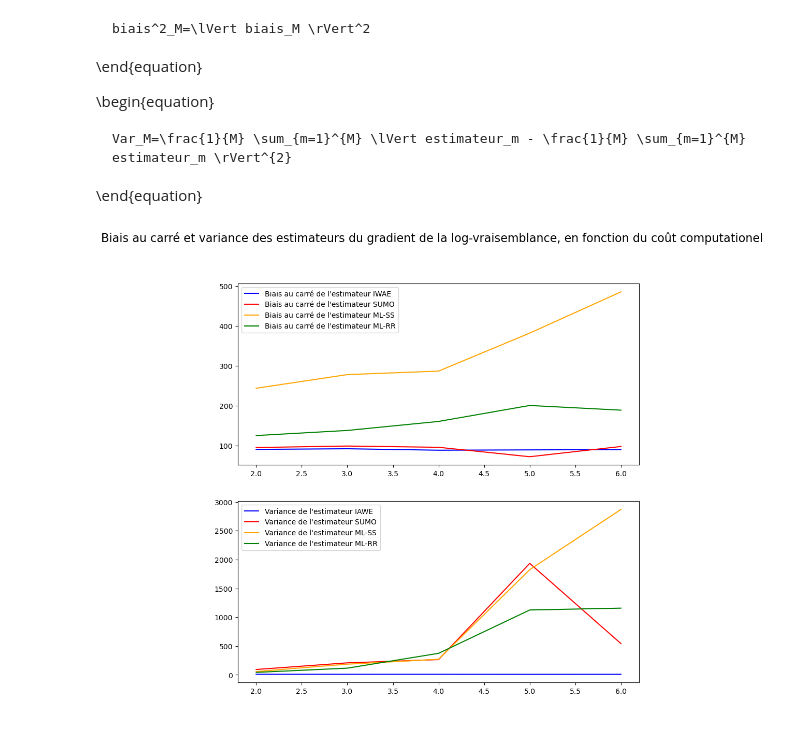
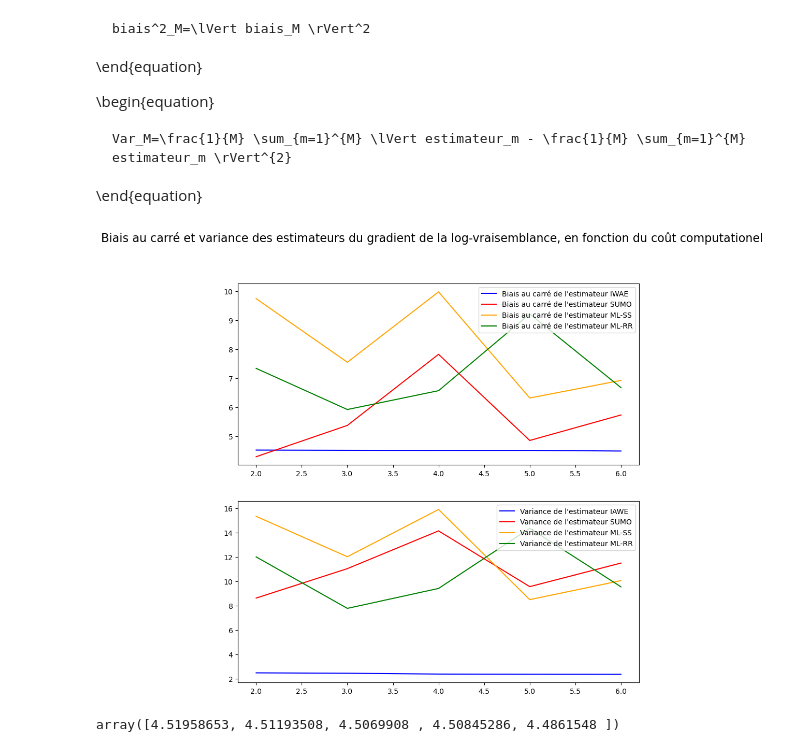
Before and after one commit to yanisrem/Simulation_and_Monte_Carlo_methods_project, a Jupyter notebook: main.ipynb, the cells around one changed output. Drawn from its saved outputs; the diff is of its cells as text; code cells hidden in the pictures.

```diff
--- a/main.ipynb
+++ b/main.ipynb
@@ -136,8 +160,8 @@ def procedure_MC_logvraisemblance(M, x, theta, A, b, K_max=384):
 # %%
 np.random.seed(123)
 
-biais_IWAE_M, biais_SUMO_M, biais_SS_M, biais_RR_M, var_IWAE_M, var_SUMO_M, var_SS_M, var_RR_M = procedure_MC_logvraisemblance(M=1000,
-                                                                                                                               K_max=6,
+biais_IWAE_M, biais_SUMO_M, biais_SS_M, biais_RR_M, var_IWAE_M, var_SUMO_M, var_SS_M, var_RR_M = procedure_MC_logvraisemblance(M=200,
+                                                                                                                               L=6,
                                                                                                                                x=x,
                                                                                                                                theta=theta,
                                                                                                                                A=A,
@@ -232,7 +259,7 @@ Le gradient de la log-vraisemblance ainsi que les différents estimateurs associ
 
 \end{equation}
 # %%
-def procedure_MC_gradientlogvraisemblance(M, x, theta, A, b, K_max=384):
+def procedure_MC_gradientlogvraisemblance(M, x, theta, A, b, L):
 
     biais_IWAE_M={}
     biais_SUMO_M={}
@@ -245,7 +272,7 @@ def procedure_MC_gradientlogvraisemblance(M, x, theta, A, b, K_max=384):
     var_RR_M={}
 
     l=2
-    while l<=K_max:
+    while l<=L:
         m=1
         estimations_IWAE_M_l=np.array([])
         estimations_SUMO_M_l=np.array([])
@@ -255,9 +282,9 @@ def procedure_MC_gradientlogvraisemblance(M, x, theta, A, b, K_max=384):
 
         while m<=M:
             gradient_log_vraisemblance_estim_IWAE=importance_sampling_gradientlogvraisemblance(k=l, theta=theta, A=A, b=b, x=x)
-            gradient_log_vraisemblance_estim_SUMO=estimateur_SUMO_gradientlogvraisemblance(theta=theta, A=A, b=b, x=x, r=0.6, k_max=l)
-            gradient_log_vraisemblance_estim_SS=estimateur_ML_SS_gradientlogvraisemblance(theta=theta, A=A, b=b, x=x, r=0.6, k_max=l)
-            gradient_log_vraisemblance_estim_RR=estimateur_ML_RR_gradientlogvraisemblance(theta=theta, A=A, b=b, x=x, r=0.6, k_max=l)
+            gradient_log_vraisemblance_estim_SUMO=estimateur_SUMO_gradientlogvraisemblance(theta=theta, A=A, b=b, x=x, r=0.6, l=l)
+            gradient_log_vraisemblance_estim_SS=estimateur_ML_SS_gradientlogvraisemblance(theta=theta, A=A, b=b, x=x, r=0.6, l=l)
+            gradient_log_vraisemblance_estim_RR=estimateur_ML_RR_gradientlogvraisemblance(theta=theta, A=A, b=b, x=x, r=0.6, l=l)
             if m==1:
                 estimations_IWAE_M_l= np.append(estimations_IWAE_M_l, gradient_log_vraisemblance_estim_IWAE)
                 estimations_SUMO_M_l=np.append(estimations_SUMO_M_l, gradient_log_vraisemblance_estim_SUMO)
@@ -302,8 +329,8 @@ def procedure_MC_gradientlogvraisemblance(M, x, theta, A, b, K_max=384):
 # %%
 np.random.seed(123)
 
-biais_IWAE_M_gradient, biais_SUMO_M_gradient, biais_SS_M_gradient, biais_RR_M_gradient, var_IWAE_M_gradient, var_SUMO_M_gradient, var_SS_M_gradient, var_RR_M_gradient = procedure_MC_gradientlogvraisemblance(M=100,
-                                                                                                                                                                                                        K_max=6,
+biais_IWAE_M_gradient, biais_SUMO_M_gradient, biais_SS_M_gradient, biais_RR_M_gradient, var_IWAE_M_gradient, var_SUMO_M_gradient, var_SS_M_gradient, var_RR_M_gradient = procedure_MC_gradientlogvraisemblance(M=500,
+                                                                                                                                                                                                        L=6,
                                                                                                                                                                                                         x=x,
                                                                                                                                                                                                         theta=theta,
                                                                                                                                                                                                         A=A,
@@ -315,39 +342,43 @@ sorted_biais_SS_M_gradient = sorted(biais_SS_M_gradient.items())
 sorted_biais_RR_M_gradient = sorted(biais_RR_M_gradient.items())
 
 sorted_var_IWAE_M_gradient = sorted(var_IWAE_M_gradient.items())
 sorted_var_SUMO_M_gradient = sorted(var_SUMO_M_gradient.items())
 sorted_var_SS_M_gradient = sorted(var_SS_M_gradient.items())
 sorted_var_RR_M_gradient = sorted(var_RR_M_gradient.items())
 
 l, biais_IAWE_gradient = zip(*sorted_biais_IWAE_M_gradient)
 l, biais_SUMO_gradient = zip(*sorted_biais_SUMO_M_gradient)
 l, biais_SS_gradient = zip(*sorted_biais_SS_M_gradient)
 l, biais_RR_gradient = zip(*sorted_biais_RR_M_gradient)
 
 l, var_IAWE_gradient = zip(*sorted_var_IWAE_M_gradient)
 l, var_SUMO_gradient = zip(*sorted_var_SUMO_M_gradient)
 l, var_SS_gradient = zip(*sorted_var_SS_M_gradient)
 l, var_RR_gradient = zip(*sorted_var_RR_M_gradient)
 
 fig, axs = plt.subplots(2,1, figsize=(10, 10))
 
-axs[0].plot(l, biais_IAWE_gradient, 'b', label="Biais au carré de l'estimateur IWAE", color="blue")
-axs[0].plot(l, biais_SUMO_gradient, 'b', label="Biais au carré de l'estimateur SUMO", color="red")
-axs[0].plot(l, biais_SS_gradient, 'b', label="Biais au carré de l'estimateur ML-SS", color="orange")
-axs[0].plot(l, biais_RR_gradient, 'b', label="Biais au carré de l'estimateur ML-RR", color="green")
+axs[0].plot(l, np.log(biais_IAWE_gradient), 'b', label="Biais au carré de l'estimateur IWAE", color="blue")
+axs[0].plot(l, np.log(biais_SUMO_gradient), 'b', label="Biais au carré de l'estimateur SUMO", color="red")
+axs[0].plot(l, np.log(biais_SS_gradient), 'b', label="Biais au carré de l'estimateur ML-SS", color="orange")
+axs[0].plot(l, np.log(biais_RR_gradient), 'b', label="Biais au carré de l'estimateur ML-RR", color="green")
 
 axs[0].legend()
 
 fig.suptitle('Biais au carré et variance des estimateurs du gradient de la log-vraisemblance, en fonction du coût computationel', fontsize=16)
 
-axs[1].plot(l, var_IAWE_gradient, 'b', label="Variance de l'estimateur IAWE", color="blue")
-axs[1].plot(l, var_SUMO_gradient, 'b', label="Variance de l'estimateur SUMO", color="red")
-axs[1].plot(l, var_SS_gradient, 'b', label="Variance de l'estimateur ML-SS", color="orange")
-axs[1].plot(l, var_RR_gradient, 'b', label="Variance de l'estimateur ML-RR", color="green")
+axs[1].plot(l, np.log(var_IAWE_gradient), 'b', label="Variance de l'estimateur IAWE", color="blue")
+axs[1].plot(l, np.log(var_SUMO_gradient), 'b', label="Variance de l'estimateur SUMO", color="red")
+axs[1].plot(l, np.log(var_SS_gradient), 'b', label="Variance de l'estimateur ML-SS", color="orange")
+axs[1].plot(l, np.log(var_RR_gradient), 'b', label="Variance de l'estimateur ML-RR", color="green")
 
 
 axs[1].legend()
 
 plt.show()
 # %% [output]
-[figure, old version]
+[figure, new version]
+# %%
+np.log(biais_IAWE_gradient)
+# %% [output]
+array([4.51958653, 4.51193508, 4.5069908 , 4.50845286, 4.4861548 ])
```
Also changed, not shown: parts of 11 cells of this notebook, 1 other file.
